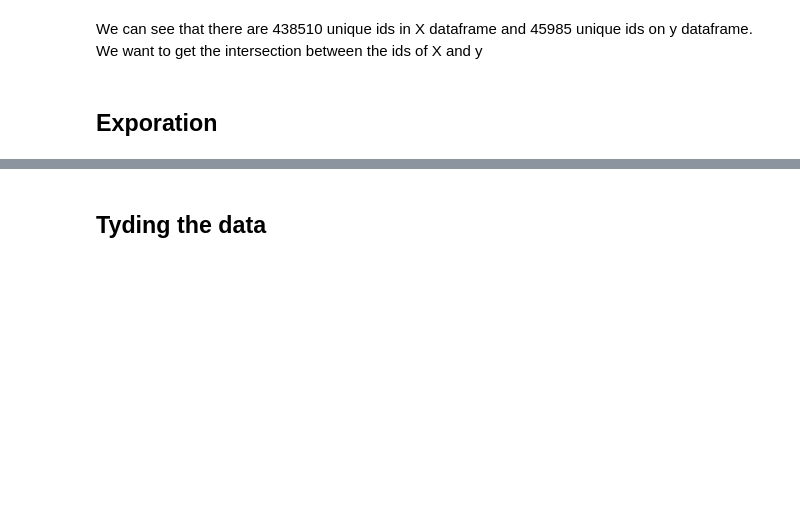
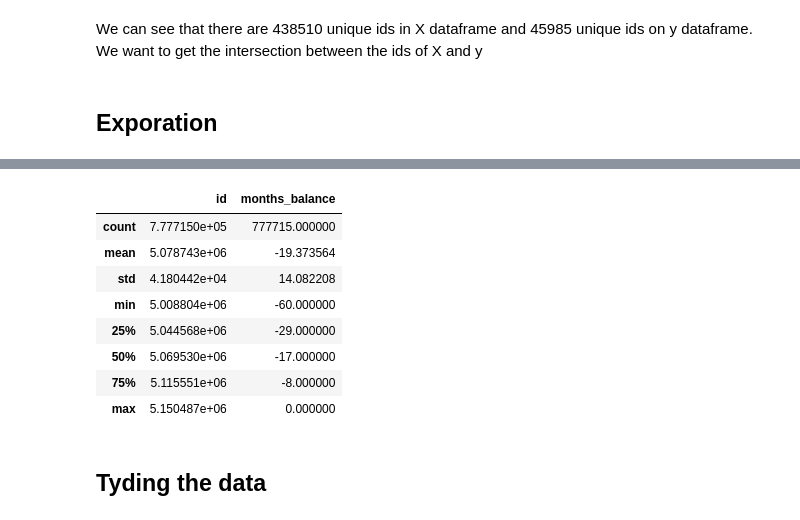
Before and after one commit to tamarshnirer/cc_aproval, a Jupyter notebook: project.ipynb, the cells around one changed output, grey strips where cells are left out. Drawn from its saved outputs; the diff is of its cells as text; code cells hidden in the pictures; blank space fills up the shorter version.

```diff
--- a/project.ipynb
+++ b/project.ipynb
@@ -3,20 +19,34 @@
 # %%
 import pandas as pd
 import math
-import matplotlib.pyplot as plt
+
 import numpy as np
 from numpy import int64
+
+import matplotlib.pyplot as plt
 import seaborn as sns
+import missingno as msno
+
 from functions import num_to_years
+
 from sklearn.linear_model import LinearRegression
 from sklearn.model_selection import train_test_split
 from tqdm import tqdm
-pd.set_option('display.max_columns', 100)
 import missingno as msno
 import category_encoders as ce
 from sklearn.impute import SimpleImputer
 from sklearn.ensemble import AdaBoostClassifier
 from sklearn.svm import SVC
+from sklearn.pipeline import Pipeline
+from sklearn.compose import ColumnTransformer
+from sklearn.preprocessing import StandardScaler
+from sklearn.decomposition import PCA
+from sklearn.linear_model import LogisticRegression
+from sklearn.neural_network import MLPClassifier
+from sklearn.neighbors import KNeighborsClassifier
+from sklearn.ensemble import RandomForestClassifier
+from sklearn.model_selection import cross_val_score, KFold
+from sklearn import model_selection
 # %%
 y = pd.read_csv('credit_record.csv')
 X = pd.read_csv('application_record.csv')
@@ -78,3 +107,15 @@ X.describe()
+# %%
+y.describe()
+# %% [output]
+|  | id | months_balance |
+| count | 7.777150e+05 | 777715.000000 |
+| mean | 5.078743e+06 | -19.373564 |
+| std | 4.180442e+04 | 14.082208 |
+| min | 5.008804e+06 | -60.000000 |
+| 25% | 5.044568e+06 | -29.000000 |
+| 50% | 5.069530e+06 | -17.000000 |
+| 75% | 5.115551e+06 | -8.000000 |
+| max | 5.150487e+06 | 0.000000 |
 # %% [markdown]
 ## Tyding the data
 # %% [markdown]
```
Also changed, not shown: parts of 41 cells of this notebook.
